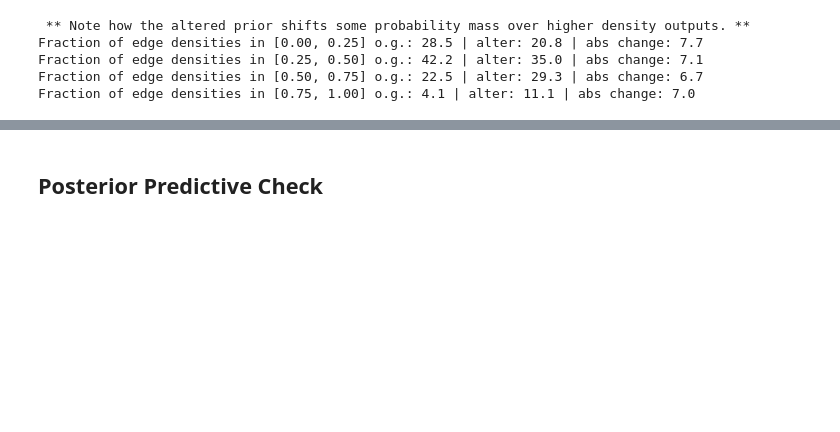
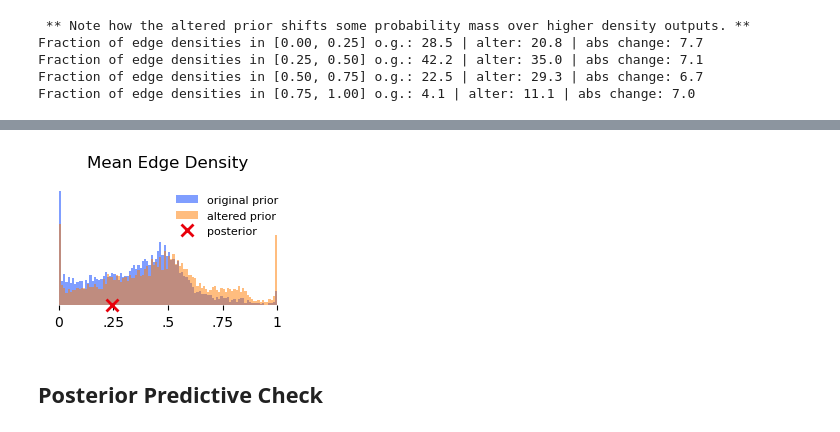
Before and after one commit to maxwass/gsl-bnn, a Jupyter notebook: notebooks/predictive_checks.ipynb, the cells around one changed output, grey strips where cells are left out. Drawn from its saved outputs; the diff is of its cells as text; code cells hidden in the pictures; blank space fills up the shorter version.

```diff
--- a/notebooks/predictive_checks.ipynb
+++ b/notebooks/predictive_checks.ipynb
@@ -239,3 +247,72 @@ predictive_check_combined_hist(edge_densities_original, edge_densities_altered,
+# %%
+import numpy as np
+import matplotlib.pyplot as plt
+import seaborn as sns
+
+def predictive_check_combined_hist(edge_densities_original, edge_densities_altered, edge_density_observed_data, edge_density_posterior=None):
+    fig, axes = plt.subplots(1, 1, figsize=(3, 2))
+    alpha = 0.5
+    # edge densities
+    colors = sns.color_palette('bright', 4)
+    axes.hist(np.array(edge_densities_original).flatten(), color=colors[0], alpha=alpha, density=True, bins=100, label='original prior')
+    axes.hist(np.array(edge_densities_altered).flatten(), color=colors[1], alpha=alpha, density=True, bins=100, label='altered prior')
+
+    # Twin the x-axis for posterior if it exists
+    if edge_density_posterior is not None:
+        axes2 = axes.twinx()
+        axes2.hist(np.array(edge_density_posterior).flatten(), color=colors[2], alpha=alpha, density=True, bins=100, label='posterior')
+        # remove yticks and labels for the twin x-axis
+        axes2.set_yticks([])
+
+    # place an 'x' at x=.25 on the x axis
+    axes.plot(edge_density_observed_data, 0, 'x', color=colors[3], label='labels', markersize=8, markeredgewidth=2, clip_on=False)
+
+    # remove yticks and labels for the main axis
+    axes.set_yticks([])
+    axes.set_ylabel('')
+
+    # remove frame on all sides for both axes
+    for ax in [axes, axes2] if edge_density_posterior is not None else [axes]:
+        for side in ['top', 'right', 'bottom', 'left']:
+            ax.spines[side].set_visible(False)
+
+    # set xticks manually to be 0, 0.25, 0.5, 0.75, 1 without leading 0
+    axes.set_xticks([0, 0.25, 0.5, 0.75, 1])
+    axes.set_xticklabels(['0', '.25', '.5', '.75', '1'])
+    #axes.set_xlabel('Average Edge Density')
+    # set title
+    #axes.set_title('Mean Edge Density')
+
+    # Collect handles and labels from both axes
+    handles, labels = axes.get_legend_handles_labels()
+    if edge_density_posterior is not None:
+        handles2, labels2 = axes2.get_legend_handles_labels()
+        handles.extend(handles2)
+        labels.extend(labels2)
+
+    # Order legend manually
+    ordered_labels = ['original prior', 'altered prior', 'posterior', 'labels']
+    ordered_handles = [h for l, h in sorted(zip(labels, handles), key=lambda pair: ordered_labels.index(pair[0]))]
+
+    # Set the legend with the ordered handles and labels
+
+    if edge_density_posterior is not None:
+        axes.legend(ordered_handles, ordered_labels, loc='upper right', bbox_to_anchor=(1.0, 0.95), frameon=False, fontsize=7)
+
+        #axes.legend(ordered_handles, ordered_labels, loc='center left', bbox_to_anchor=(1, 0.5), frameon=False, fontsize=8)
+        fig.text(0.57, 0.8, 'Mean Edge Density', ha='center')
+    else:
+        # Manually specify the location of the title
+        axes.legend(ordered_handles, ordered_labels, loc='upper right', frameon=False, fontsize=8)  # Changed line
+        fig.suptitle('Mean Edge Density', y=0.95)
+
+    # Adjust subplot parameters to remove extra space
+    #plt.subplots_adjust(left=0.1, right=0.9, top=0.85, bottom=0.15)  # Changed line
+    plt.subplots_adjust(left=0.1, right=0.9, top=0.8, bottom=0.2)
+
+predictive_check_combined_hist(edge_densities_original, edge_densities_altered, edge_density_observed_data)
+# %% [output]
+[figure, added]
 # %% [markdown]
 ## Posterior Predictive Check
 # %%
```
Also changed, not shown: parts of 11 cells of this notebook, 2 other files.
